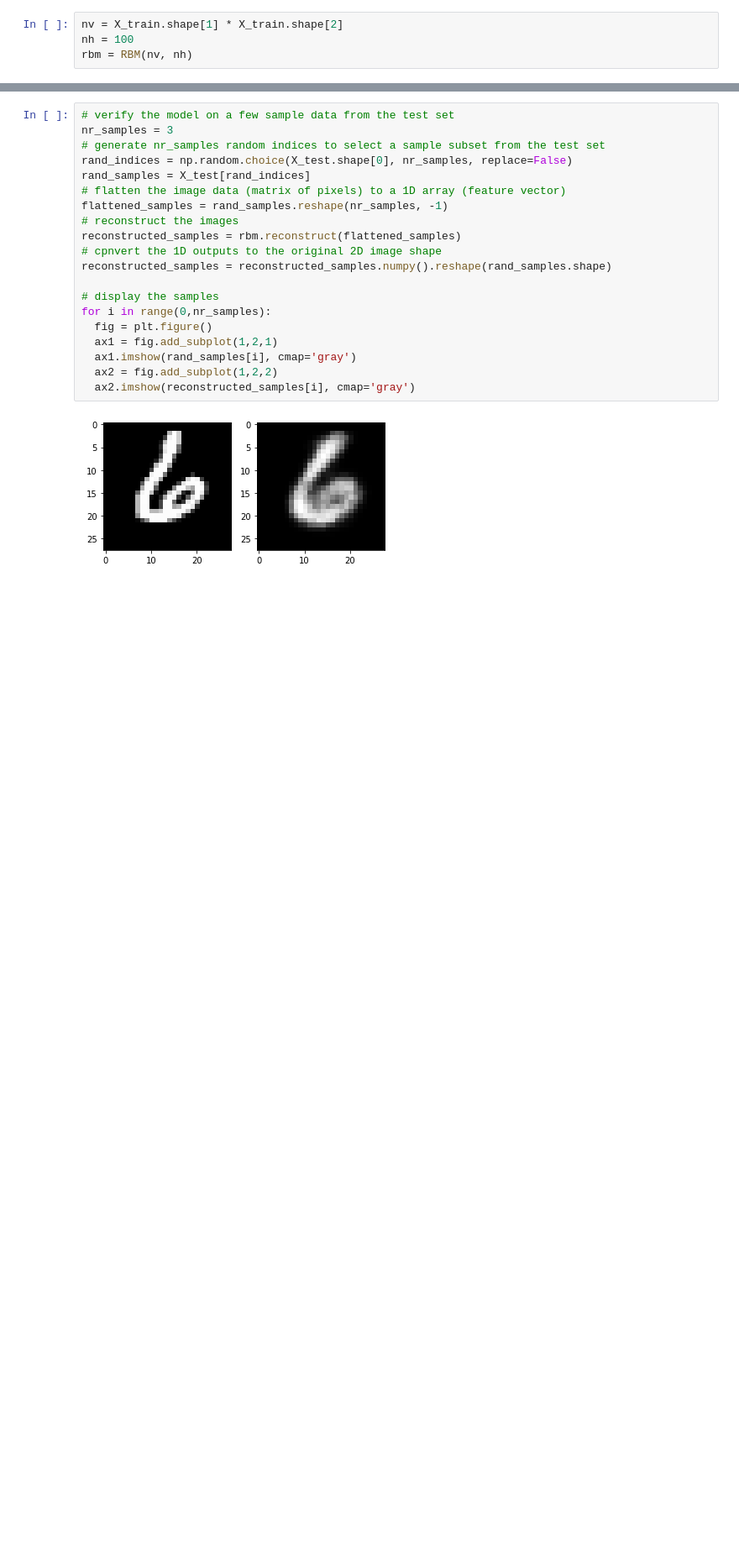
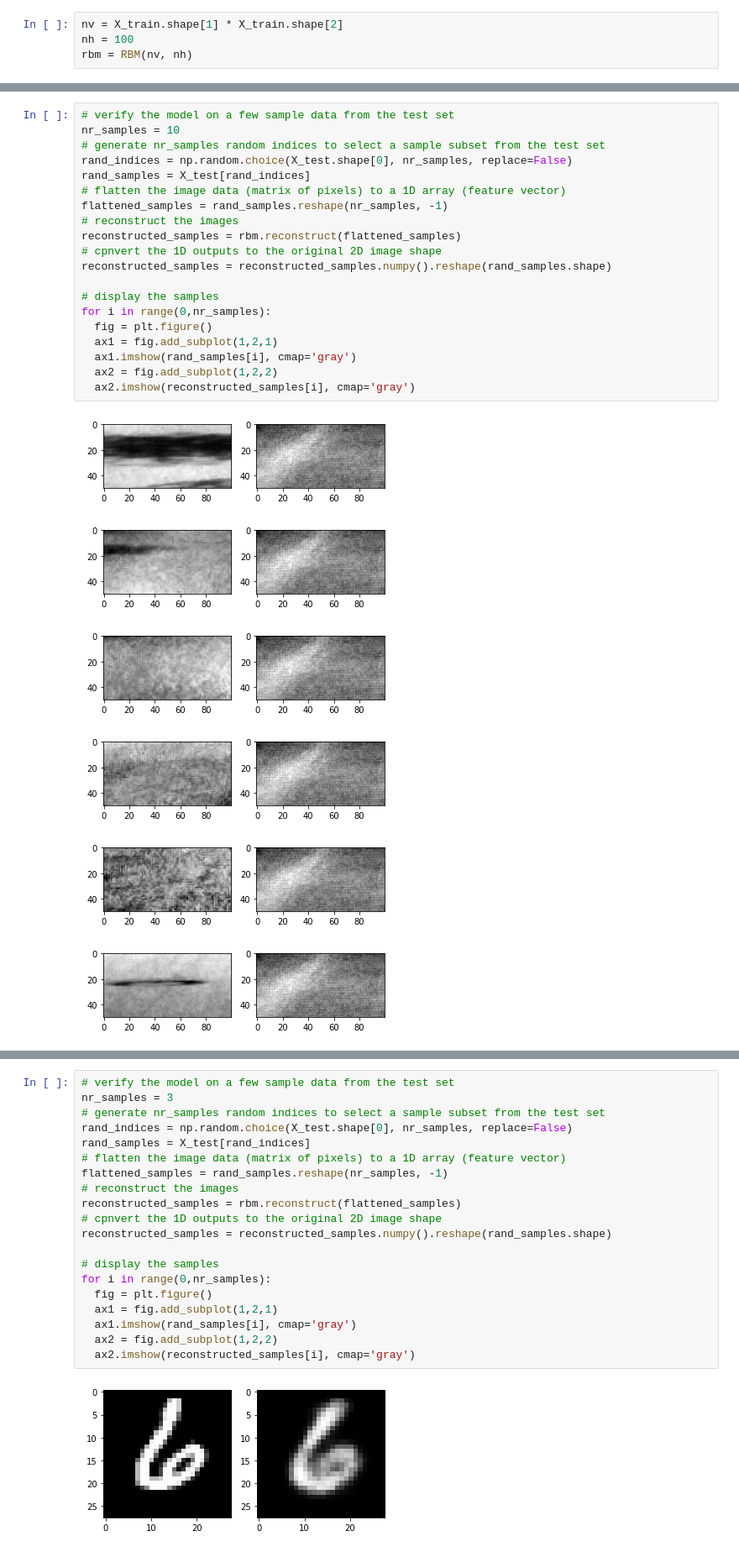
Before and after one commit to keresztesbeata/Computer-Vision-Projects, a Jupyter notebook: pattern_recognition/RBM.ipynb, the cells around one changed output, grey strips where cells are left out. Shown at 84% size. Cells and saved outputs as stored; diff of their text form; blank space fills up the shorter version.

```diff
--- a/pattern_recognition/RBM.ipynb
+++ b/pattern_recognition/RBM.ipynb
@@ -246,0 +300,27 @@ Test Accuracy:  0.9208721593022346
+# %%
+# verify the model on a few sample data from the test set
+nr_samples = 10
+# generate nr_samples random indices to select a sample subset from the test set
+rand_indices = np.random.choice(X_test.shape[0], nr_samples, replace=False)
+rand_samples = X_test[rand_indices]
+# flatten the image data (matrix of pixels) to a 1D array (feature vector)
+flattened_samples = rand_samples.reshape(nr_samples, -1)
+# reconstruct the images
+reconstructed_samples = rbm.reconstruct(flattened_samples)
+# cpnvert the 1D outputs to the original 2D image shape
+reconstructed_samples = reconstructed_samples.numpy().reshape(rand_samples.shape)
+
+# display the samples
+for i in range(0,nr_samples):
+  fig = plt.figure()
+  ax1 = fig.add_subplot(1,2,1)
+  ax1.imshow(rand_samples[i], cmap='gray')
+  ax2 = fig.add_subplot(1,2,2)
+  ax2.imshow(reconstructed_samples[i], cmap='gray')
+# %% [output]
+[figure, added]
+[figure, added]
+[figure, added]
+[figure, added]
+[figure, added]
+[figure, added]
```
Also changed, not shown: parts of 10 cells of this notebook.
